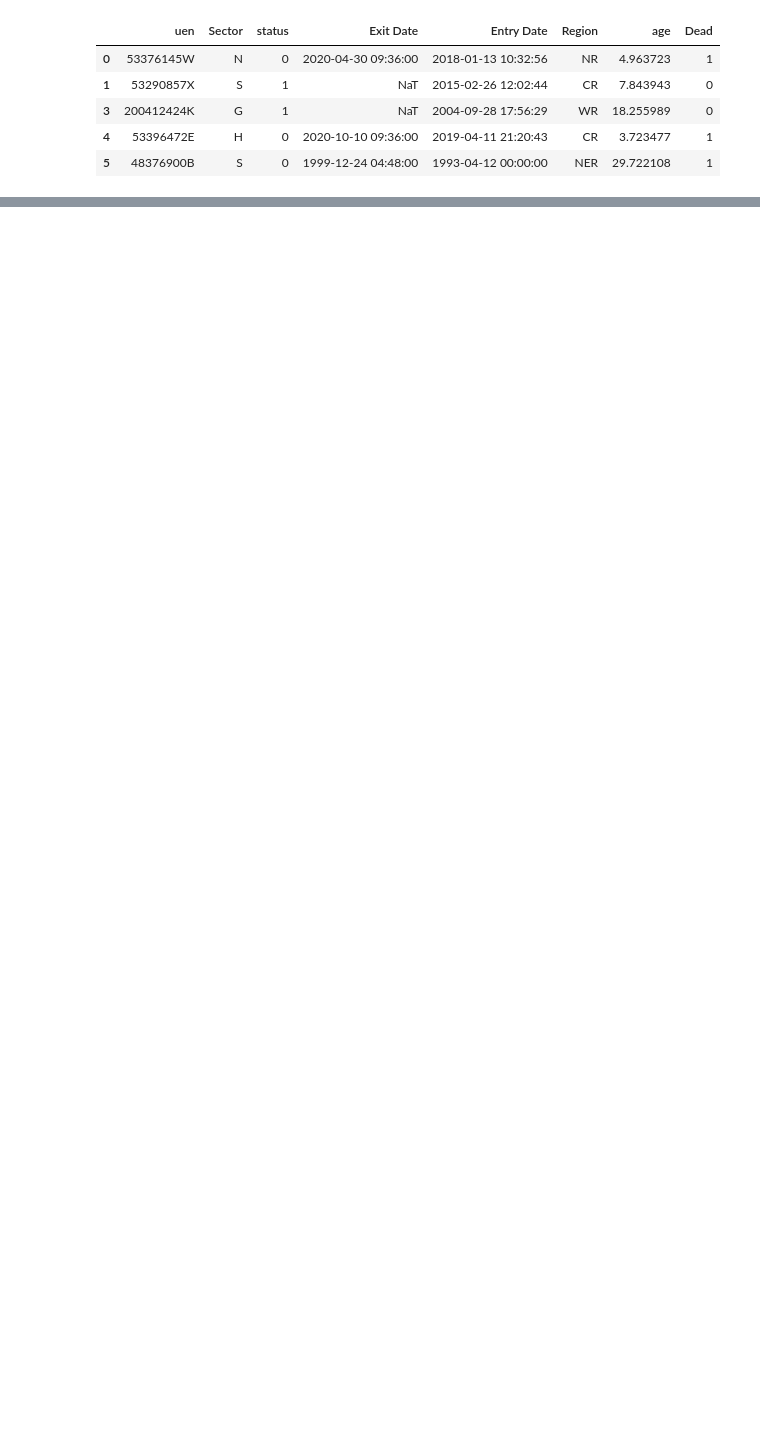
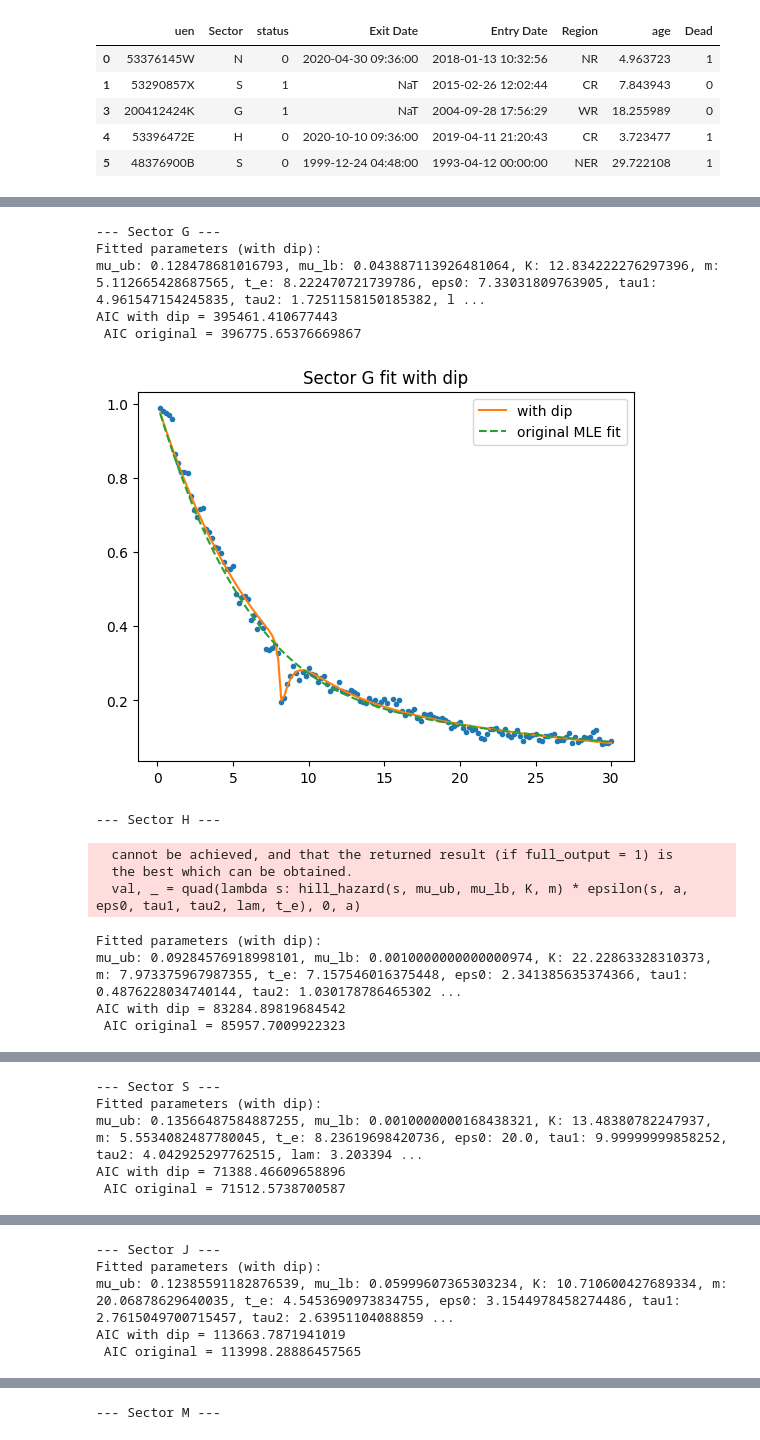
Before and after one commit to maxcyn/a-star, a Jupyter notebook: two_tail.ipynb, the cells around one changed output, grey strips where cells are left out. Cells and saved outputs as stored; diff of their text form; code cells hidden in the pictures; blank space fills up the shorter version.

```diff
--- a/two_tail.ipynb
+++ b/two_tail.ipynb
@@ -118,0 +94,31 @@ plt.show()
+# %%
+test_list = ['G', 'H', 'S', 'J', 'M', 'I']
+aic_dip_list = []
+aic_original_list = []
+
+for sector in test_list:
+    print(f'--- Sector {sector} ---')
+    res = twotail_dip_model(df_analysis, sector_params_MLE, sector)
+    aic_dip_list.append(res[0])
+    aic_original_list.append(res[1])
+
+aic_series = pd.Series(dict(zip(test_list, aic_dip_list)), index=test_list)
+original_series = pd.Series(dict(zip(test_list, aic_original_list)), index=test_list)
+# Join the two series into a DataFrame
+aic_df = pd.DataFrame({'AIC with Dip': aic_series, 'AIC Original': original_series})
+print(aic_df)
+# %% [output]
+--- Sector G ---
+Fitted parameters (with dip):
+mu_ub: 0.128478681016793, mu_lb: 0.043887113926481064, K: 12.834222276297396, m: 5.112665428687565, t_e: 8.222470721739786, eps0: 7.33031809763905, tau1: 4.961547154245835, tau2: 1.7251158150185382, l ...
+AIC with dip = 395461.410677443
+ AIC original = 396775.65376669867
+[figure, added]
+--- Sector H ---
+  cannot be achieved, and that the returned result (if full_output = 1) is
+  the best which can be obtained.
+  val, _ = quad(lambda s: hill_hazard(s, mu_ub, mu_lb, K, m) * epsilon(s, a, eps0, tau1, tau2, lam, t_e), 0, a)
+Fitted parameters (with dip):
+mu_ub: 0.09284576918998101, mu_lb: 0.0010000000000000974, K: 22.22863328310373, m: 7.973375967987355, t_e: 7.157546016375448, eps0: 2.341385635374366, tau1: 0.4876228034740144, tau2: 1.030178786465302 ...
+AIC with dip = 83284.89819684542
+ AIC original = 85957.7009922323
@@ -118,0 +126,5 @@ plt.show()
+--- Sector S ---
+Fitted parameters (with dip):
+mu_ub: 0.13566487584887255, mu_lb: 0.0010000000168438321, K: 13.48380782247937, m: 5.5534082487780045, t_e: 8.23619698420736, eps0: 20.0, tau1: 9.99999999858252, tau2: 4.042925297762515, lam: 3.203394 ...
+AIC with dip = 71388.46609658896
+ AIC original = 71512.5738700587
@@ -118,0 +132,5 @@ plt.show()
+--- Sector J ---
+Fitted parameters (with dip):
+mu_ub: 0.12385591182876539, mu_lb: 0.05999607365303234, K: 10.710600427689334, m: 20.06878629640035, t_e: 4.5453690973834755, eps0: 3.1544978458274486, tau1: 2.7615049700715457, tau2: 2.63951104088859 ...
+AIC with dip = 113663.7871941019
+ AIC original = 113998.28886457565
@@ -118,0 +138 @@ plt.show()
+--- Sector M ---
```
Also changed, not shown: parts of 4 cells of this notebook, 6 other files.
